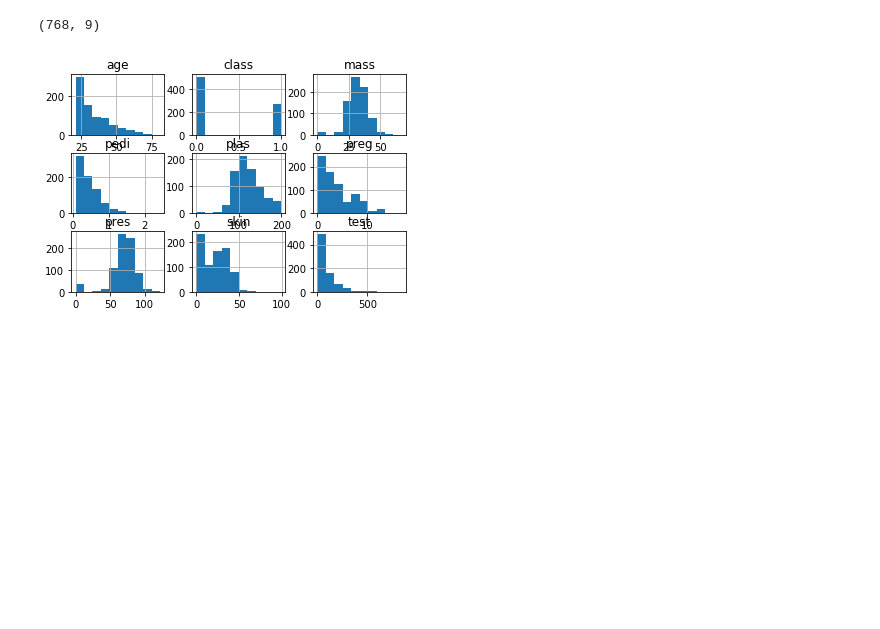
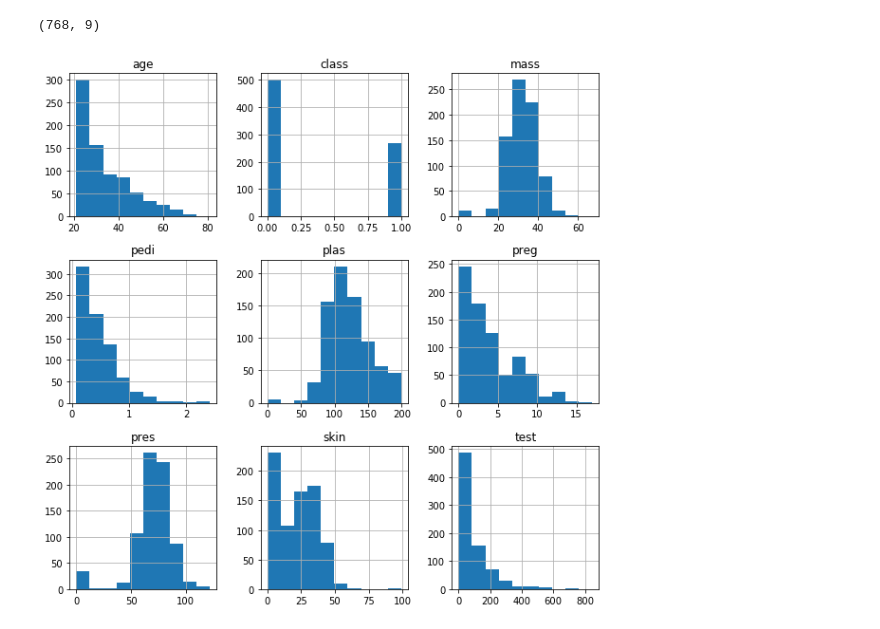
Before and after one commit to NiranjanAgaram/Pima-Indians-Dataset, a Jupyter notebook: Understing Data by Visualisation.ipynb, the cells around one changed output. Saved outputs shown, nothing was run; the diff lists cells and outputs as text; code cells hidden in the pictures; blank space fills up the shorter version.

```diff
--- a/Understing Data by Visualisation.ipynb
+++ b/Understing Data by Visualisation.ipynb
@@ -10,9 +10,10 @@ data = read_csv(filename, names=names)
 print(data.shape)
 # %% [output]
 (768, 9)
-# %%
-data.hist()
-pyplot.show()
-# %% [output]
-[figure, removed]
+# %%
+pyplot.rcParams['figure.figsize'] = (10,10)
+data.hist()
+pyplot.show()
+# %% [output]
+[figure, added]
 # %%
```
Also changed, not shown: parts of 5 cells of this notebook.
